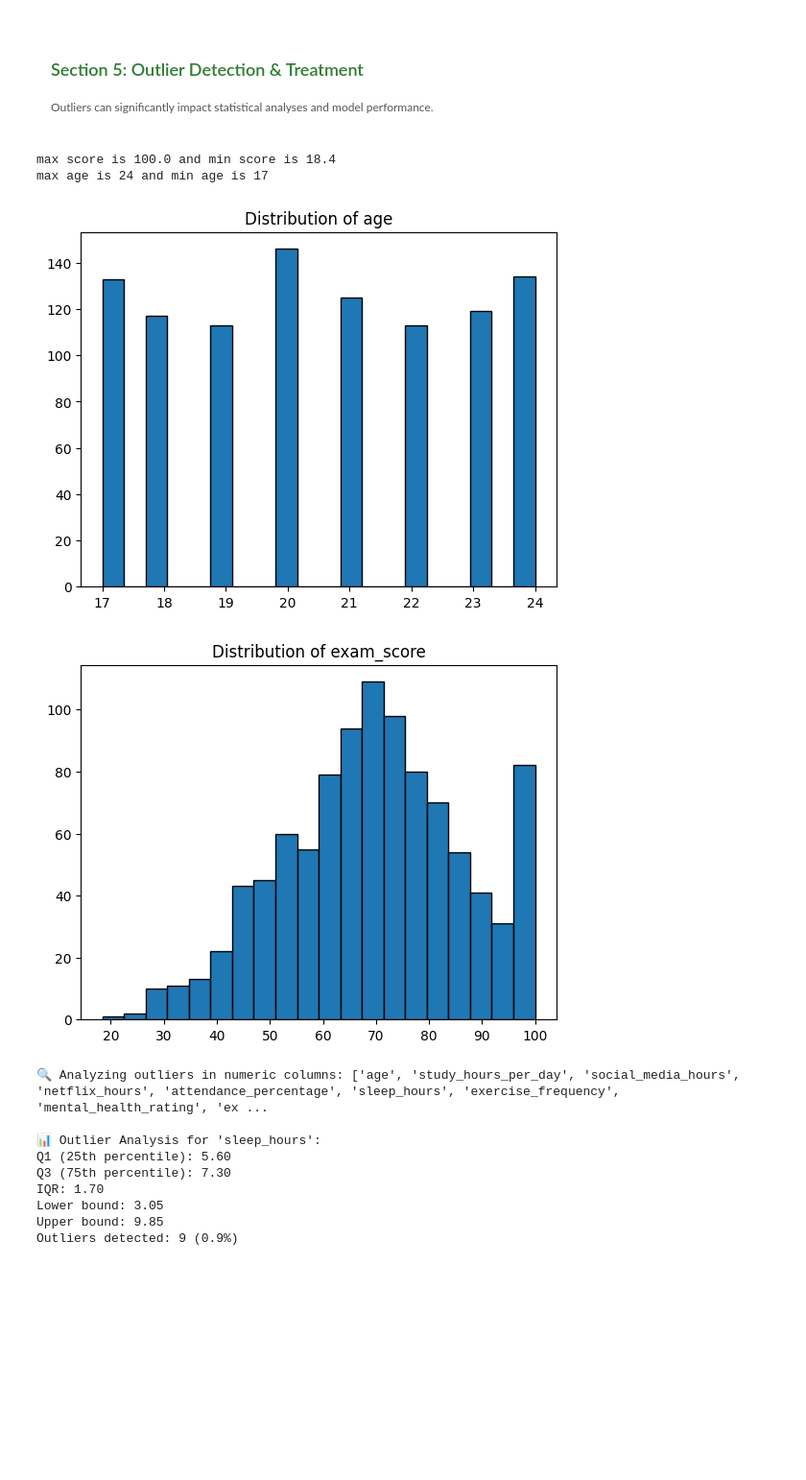
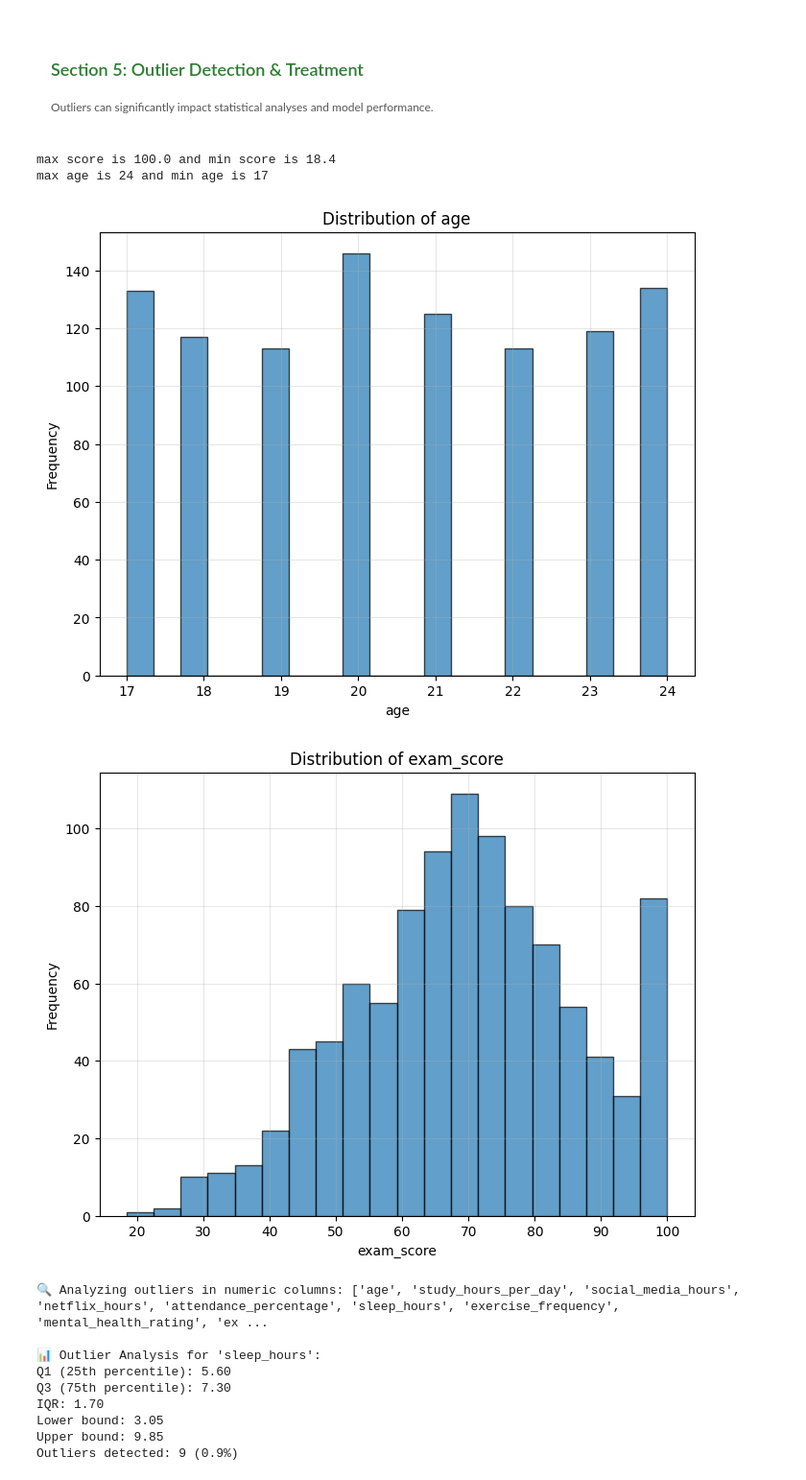
Before and after one commit to Nikhil-Kudupudi/StoryTellingWithData, a Jupyter notebook: Lab 01_DataProcessing.ipynb, the cells around one changed output. Shown: that part at 96% size. Cells and saved outputs as stored; diff of their text form; code cells hidden in the pictures; blank space fills up the shorter version.

```diff
--- a/Lab 01_DataProcessing.ipynb
+++ b/Lab 01_DataProcessing.ipynb
@@ -386,23 +386,21 @@ Found 114 missing values across the dataset. We need to decide how to handle the
     </div>
 </div>
 # %%
-# ++++++++++++++++++++++++++++++++++++++++++++++++++++++++++++++++
-# seperate the numeric and object type data columns
-# replace numeric data with mean and replace object data with mode if missin data is lessthan 30%
-# ++++++++++++++++++++++++++++++++++++++++++++++++++++++++++++++++
+# Handle missing values with proper imputation
+numeric_columns = df.select_dtypes(include=['float64', 'int64']).columns
+categorical_columns = df.select_dtypes(include=['object']).columns
 
-numeric_columns,categorical_columns=df.select_dtypes(include=[np.number]), df.select_dtypes(exclude=[np.number])
-
+# Handle numeric columns with mean imputation if missing rate < 30%
 for column in numeric_columns:
-    if df[column].isna().mean()>0 and df[column].isna().mean() < 0.3:
-        print(df[column].isna().mean())
-        col_mean=df[column].mean()
-        print(f"{column} missing data replaced with mean {col_mean} ")
+    if df[column].isna().mean() > 0 and df[column].isna().mean() < 0.3:
+        col_mean = df[column].mean()
+        print(f"{column} missing data replaced with mean {col_mean}")
         df[column].fillna(col_mean, inplace=True)
 
+# Handle categorical columns with mode imputation if missing rate < 30%
 for column in categorical_columns:
     if df[column].isna().mean() > 0 and df[column].isna().mean() < 0.3:
-        col_mode=df[column].mode()[0]
-        print(f"{column} data replaced with mode {col_mode} ")
+        col_mode = df[column].mode()[0]
+        print(f"{column} data replaced with mode {col_mode}")
         df[column].fillna(df[column].mode()[0], inplace=True)
 # %% [output]
@@ -662,24 +676,28 @@ for col in categorical_columns.drop("student_id",axis=1).columns:
     </p>
 </div>
 # %%
-# ++++++++++++++++++++++++++++++++++++++++++++++++++++++++++++++++++
-# check for outliers in age, min, max in exam_score as max should be 100 and min should be 0
-# ++++++++++++++++++++++++++++++++++++++++++++++++++++++++++++++++++
-max_score,min_score=df['exam_score'].max(),df['exam_score'].min()
-max_age,min_age=df['age'].max(),df['age'].min()
+# ============================================
+# Check for outliers in age, min, max in exam_score as max should be 100 and min should be 0
+# ============================================
+max_score, min_score = df['exam_score'].max(), df['exam_score'].min()
+max_age, min_age = df['age'].max(), df['age'].min()
 print(f"max score is {max_score} and min score is {min_score}")
 print(f"max age is {max_age} and min age is {min_age}")
 
-# explore the data distribution using the histogram for better visulaization
-for column in ['age','exam_score']:
-    plt.title(f"Distribution of {column}")
-    plt.hist(df[column],bins=20, edgecolor="black")
+# Explore the data distribution using the histogram for better visualization
+for column in ['age', 'exam_score']:
+    plt.figure(figsize=(8, 6))
+    plt.hist(df[column], bins=20, alpha=0.7, edgecolor='black')
+    plt.title(f'Distribution of {column}')
+    plt.xlabel(column)
+    plt.ylabel('Frequency')
+    plt.grid(True, alpha=0.3)
     plt.show()
 # %% [output]
 max score is 100.0 and min score is 18.4
 max age is 24 and min age is 17
-[figure, old version]
+[figure, new version]
-[figure, old version]
+[figure, new version]
 # %%
 # ============================================
 # CELL 11: Outlier Detection using IQR Method
```
Also changed, not shown: parts of 6 cells of this notebook.
